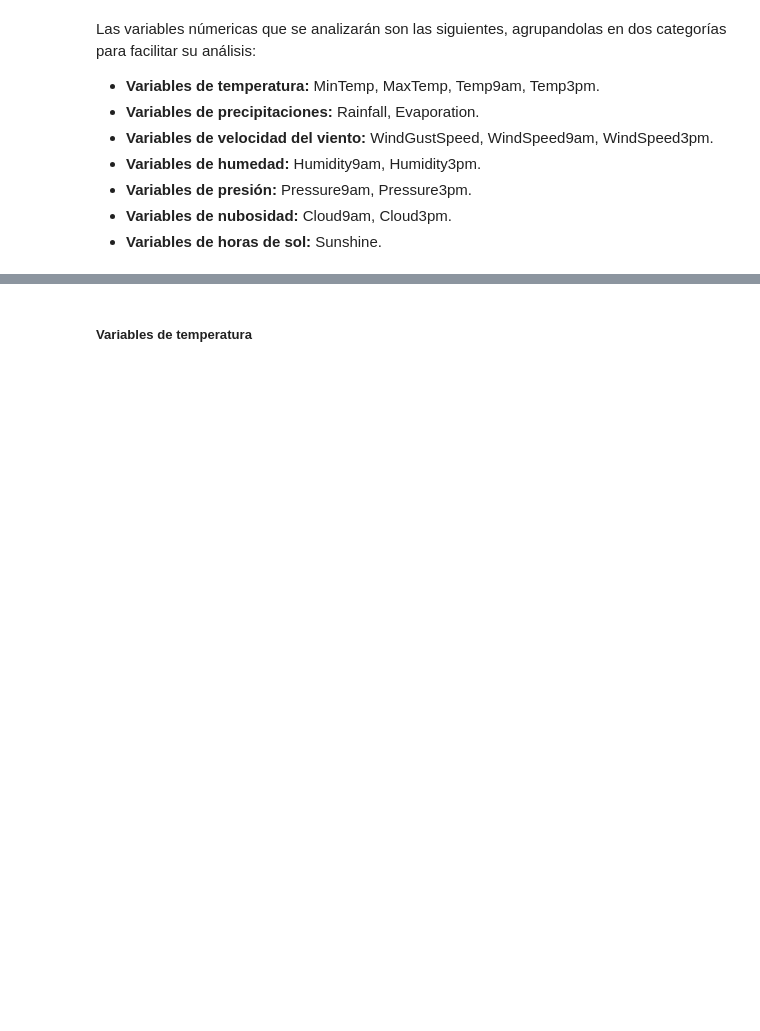
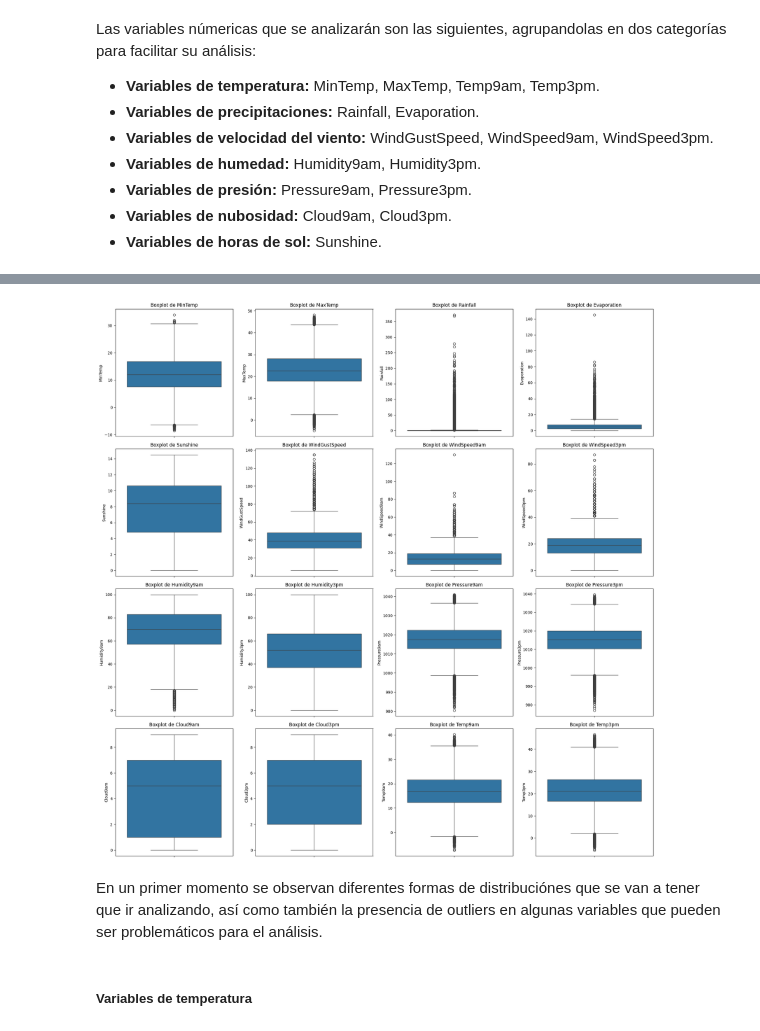
Before and after one commit to diegosarina-ceia/AMq1, a Jupyter notebook: TP_Final_AD_WeatherAustralia.ipynb, the cells around one changed output, grey strips where cells are left out. Cells and saved outputs as stored; diff of their text form; code cells hidden in the pictures; blank space fills up the shorter version.

```diff
--- a/TP_Final_AD_WeatherAustralia.ipynb
+++ b/TP_Final_AD_WeatherAustralia.ipynb
@@ -292,3 +296,24 @@ plt.show()
+# %%
+#boxplot de las variables numéricas
+nrows, ncols = 4, 4
+fig, axes = plt.subplots(nrows, ncols, figsize=(20, 20))
+
+for i, col in enumerate(VARIABLES_NUMERICAS):
+    row = i // ncols
+    col_idx = i % ncols
+    sns.boxplot(y=col, data=weather_df, ax=axes[row, col_idx])
+    axes[row, col_idx].set_title(f'Boxplot de {col}')
+    axes[row, col_idx].set_ylabel(col)
+
+for j in range(i + 1, nrows * ncols):
+    fig.delaxes(axes.flatten()[j])
+
+plt.tight_layout()
+plt.show()
+# %% [output]
+[figure, added]
+# %% [markdown]
+En un primer momento se observan diferentes formas de distribuciónes que se van a tener que ir analizando, así como también la presencia de outliers en algunas variables que pueden ser problemáticos para el análisis.
 # %% [markdown]
 ##### Variables de temperatura
 # %% [markdown]
```
Also changed, not shown: parts of 42 cells of this notebook, 2 other files.
